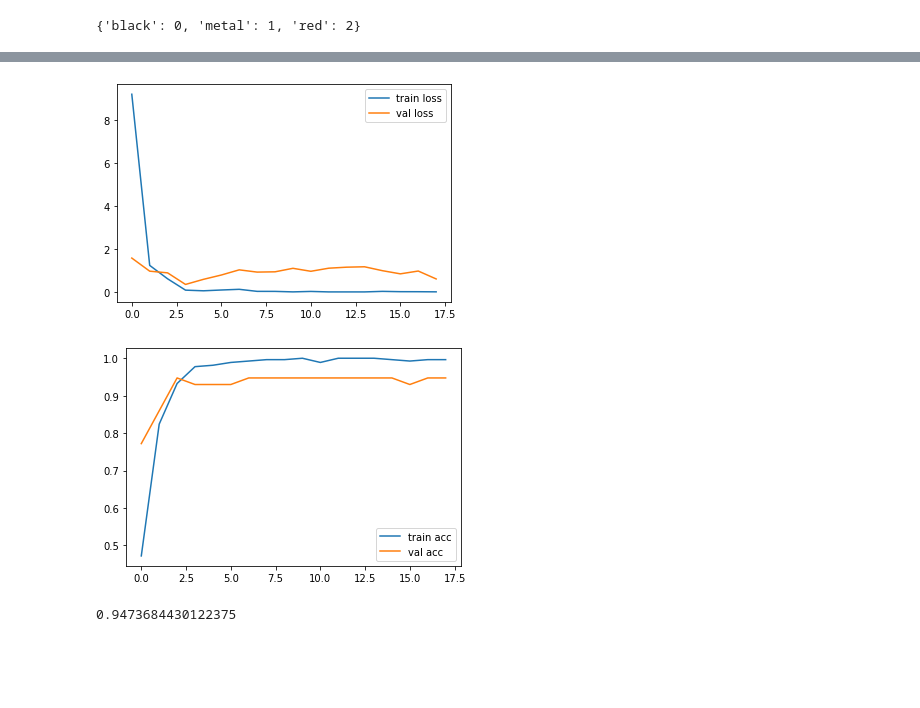
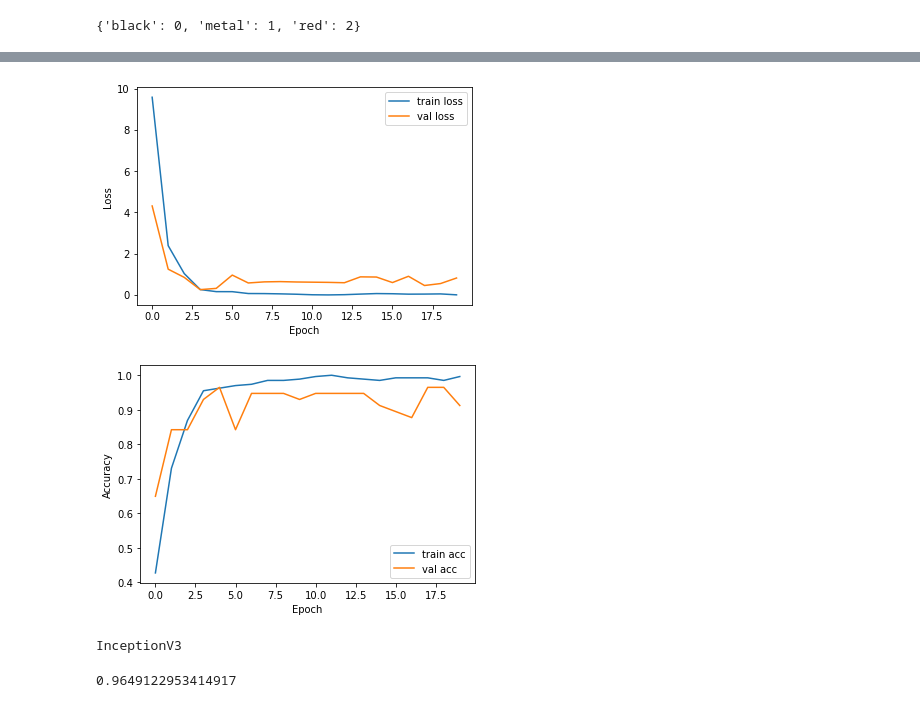
Before and after one commit to MathiasRLuz/LabI4.0, a Jupyter notebook: Use_classification_model_(keras)_workpieces.ipynb, the cells around one changed output, grey strips where cells are left out. Cells and saved outputs as stored; diff of their text form; code cells hidden in the pictures; blank space fills up the shorter version.

```diff
--- a/Use_classification_model_(keras)_workpieces.ipynb
+++ b/Use_classification_model_(keras)_workpieces.ipynb
@@ -49,0 +44,16 @@ model=load_model('model.h5')
+# %%
+#model_name = "EfficientNetB0"
+model_name = "InceptionV3"
+#model_name = "MobileNet"
+#model_name = "MobileNetV2"
+#model_name = "ResNet50"
+#model_name = "ResNet101"
+#model_name = "ResNet152"
+#model_name = "ResNet50V2"
+#model_name = "ResNet101V2"
+#model_name = "ResNet152V2"
+#model_name = "VGG16"
+#model_name = "VGG19"
+#model_name = "Xception"
+
+model=load_model(model_name+'/model.h5')
@@ -122,27 +155,33 @@ Confusion matrix, without normalization
 # %%
 import pickle
 
-f = open('history.pckl', 'rb')
+f = open(model_name+'/history.pckl', 'rb')
 history = pickle.load(f)
 f.close()
 # %%
 # plot the loss
 plt.plot(history['loss'], label='train loss')
 plt.plot(history['val_loss'], label='val loss')
 plt.legend()
-#plt.savefig('LossVal_loss.png')
+plt.ylabel('Loss')
+plt.xlabel('Epoch')
+plt.savefig(model_name+'/LossVal_loss.png')
 plt.show()
 
 # plot the accuracy
 plt.plot(history['accuracy'], label='train acc')
 plt.plot(history['val_accuracy'], label='val acc')
 plt.legend()
-#plt.savefig('AccVal_acc.png')
+plt.ylabel('Accuracy')
+plt.xlabel('Epoch')
+plt.savefig(model_name+'/AccVal_acc.png')
 plt.show()
 # %% [output]
-[figure, old version]
+[figure, new version]
-[figure, old version]
+[figure, new version]
 # %%
+print(model_name)
 np.max(history['val_accuracy'])
 # %% [output]
-0.9473684430122375
+InceptionV3
+0.9649122953414917
```
Also changed, not shown: parts of 11 cells of this notebook.
